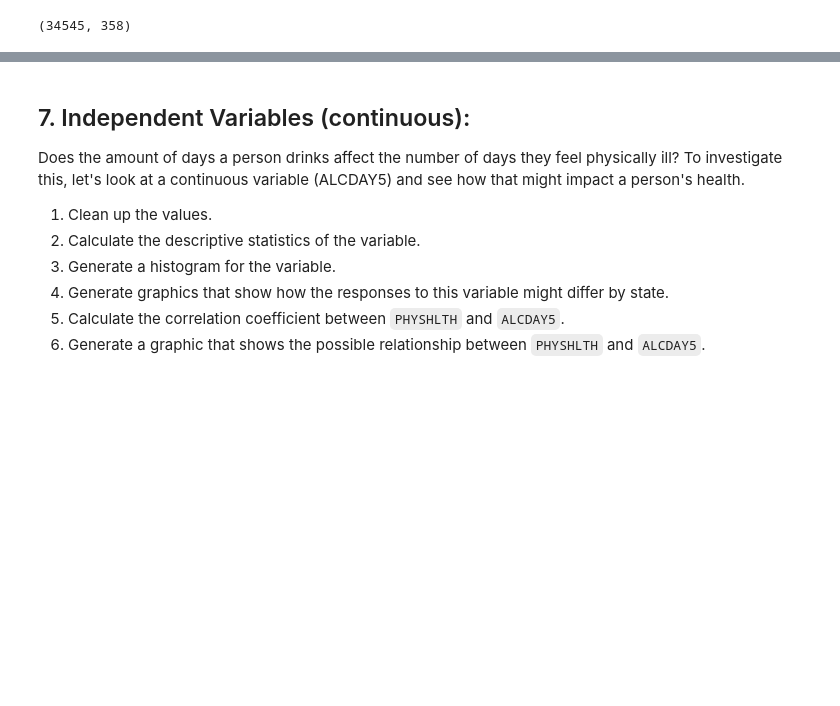
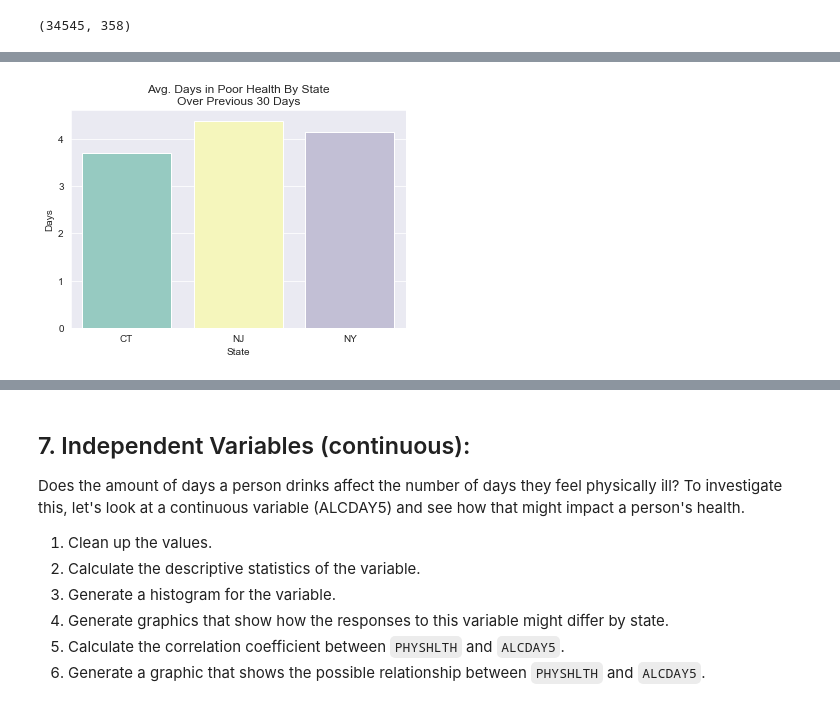
Before and after one commit to jbuenaseda/nyc-ds-033020-lectures, a Jupyter notebook: Mod_1/STATS_case_study/Statistical_Tests_Applied.ipynb, the cells around one changed output, grey strips where cells are left out. Saved outputs shown, nothing was run; the diff lists cells and outputs as text; code cells hidden in the pictures; blank space fills up the shorter version.

```diff
--- a/Mod_1/STATS_case_study/Statistical_Tests_Applied.ipynb
+++ b/Mod_1/STATS_case_study/Statistical_Tests_Applied.ipynb
@@ -47,0 +126,10 @@ Now check to see how large our subset df.
+# %%
+# Seaborn
+sick_days_plot = (list(avg_sick_days.keys()), list(avg_sick_days[0:3]))
+sns.barplot(sick_days_plot[0], sick_days_plot[1]).set(
+    title='Avg. Days in Poor Health By State\nOver Previous 30 Days',
+    xlabel='State', ylabel='Days')
+
+plt.show()
+# %% [output]
+[figure, added]
```
Also changed, not shown: parts of 205 cells of this notebook, 16 other files.
